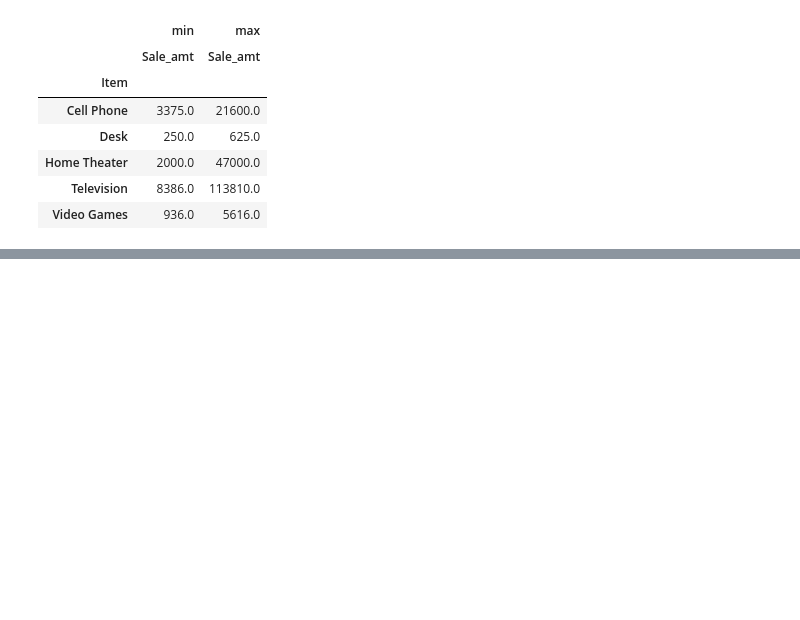
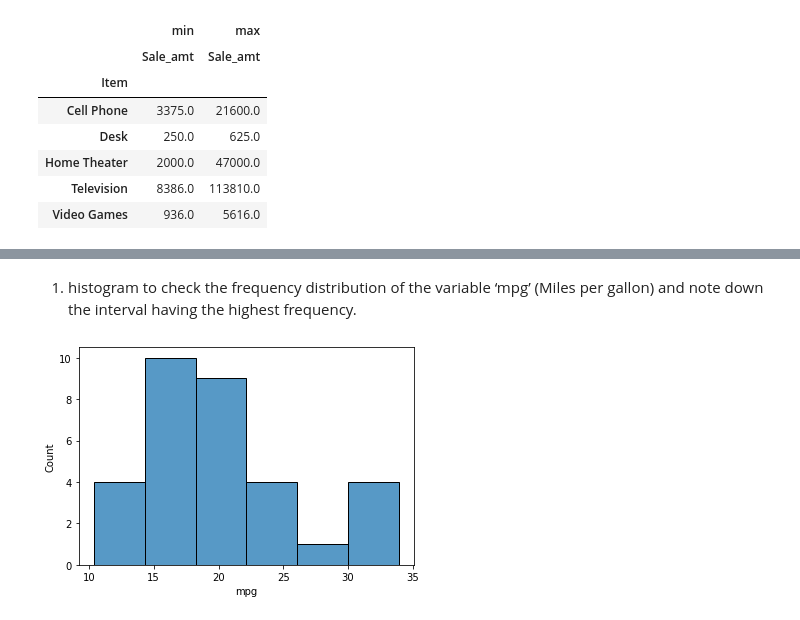
Before and after one commit to Prajwald07/pydatabase, a Jupyter notebook: exercise1.ipynb, the cells around one changed output, grey strips where cells are left out. Cells and saved outputs as stored; diff of their text form; code cells hidden in the pictures; blank space fills up the shorter version.

Commit message:
types of seaborn plots

```diff
--- a/exercise1.ipynb
+++ b/exercise1.ipynb
@@ -222,3 +222,10 @@ table13
 | Home Theater | 2000.0 | 47000.0 |
 | Television | 8386.0 | 113810.0 |
 | Video Games | 936.0 | 5616.0 |
+# %%
+import pandas as pd
+import numpy as np
+import matplotlib.pyplot as plt
+import seaborn as sns
+df=pd.read_csv('Dataset/mtcars.csv')
+df
@@ -224,0 +250,7 @@ table13
+# %% [markdown]
+1. histogram to check the frequency distribution of the variable ‘mpg’ (Miles per gallon) and note down the interval having the highest frequency.
+# %%
+sns.histplot(x="mpg", data=df)
+plt.show()
+# %% [output]
+[figure, added]
```
Also changed, not shown: parts of 9 cells of this notebook.
